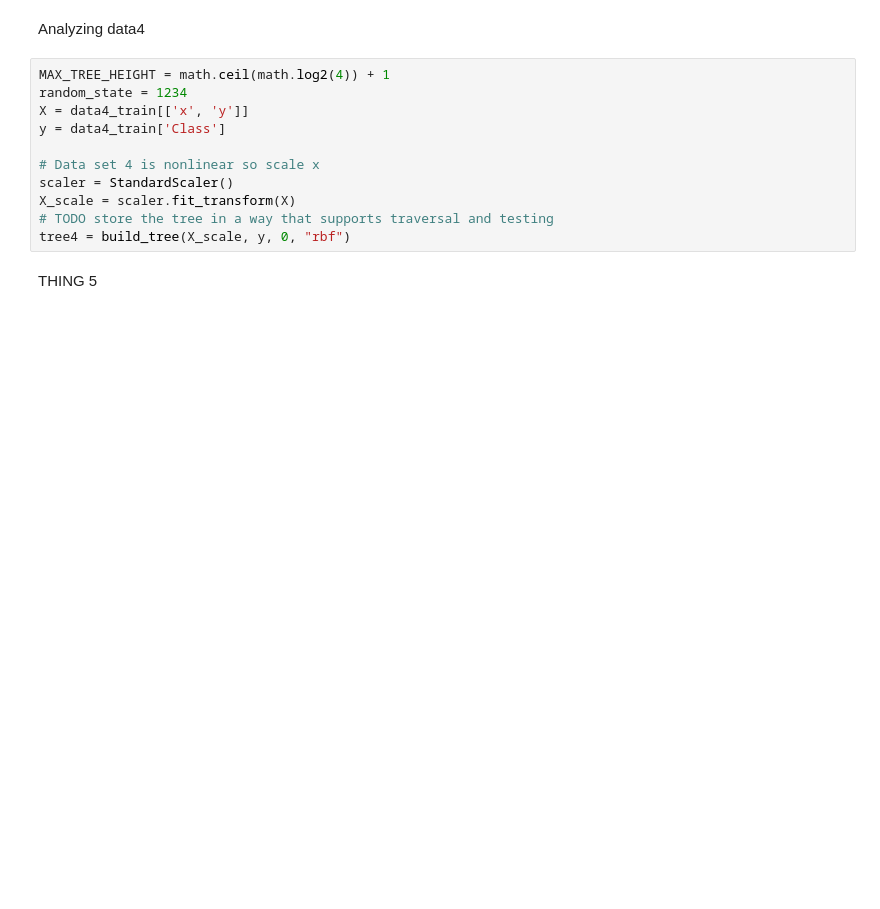
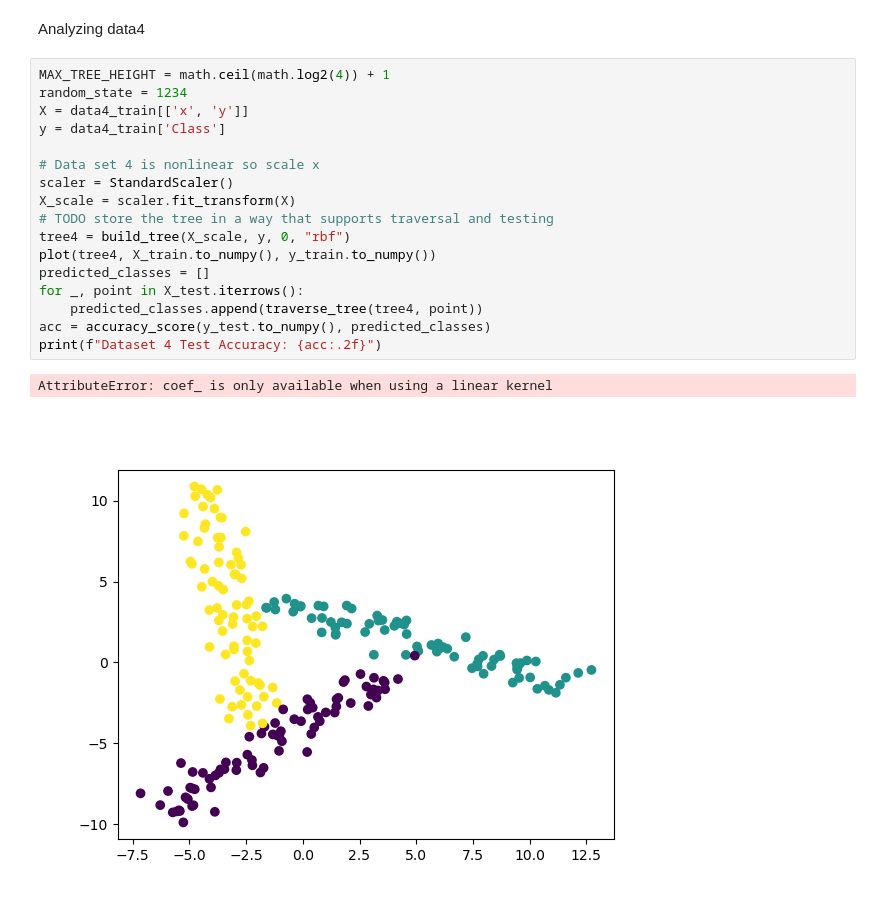
Before and after one commit to runkle-austin/380FinalProject, a Jupyter notebook: 380_project.ipynb, the cells around one changed output. Drawn from its saved outputs; the diff is of its cells as text; blank space fills up the shorter version.

```diff
--- a/380_project.ipynb
+++ b/380_project.ipynb
@@ -216,13 +328,20 @@ Analyzing data4
 # %%
 MAX_TREE_HEIGHT = math.ceil(math.log2(4)) + 1
 random_state = 1234
 X = data4_train[['x', 'y']]
 y = data4_train['Class']
 
 # Data set 4 is nonlinear so scale x
 scaler = StandardScaler()
 X_scale = scaler.fit_transform(X)
 # TODO store the tree in a way that supports traversal and testing
 tree4 = build_tree(X_scale, y, 0, "rbf")
+plot(tree4, X_train.to_numpy(), y_train.to_numpy())
+predicted_classes = []
+for _, point in X_test.iterrows():
+    predicted_classes.append(traverse_tree(tree4, point))
+acc = accuracy_score(y_test.to_numpy(), predicted_classes)
+print(f"Dataset 4 Test Accuracy: {acc:.2f}")
+# %% [output]
+AttributeError: coef_ is only available when using a linear kernel
+[figure, added]
-# %% [markdown]
-THING 5
```
Also changed, not shown: parts of 15 cells of this notebook.
